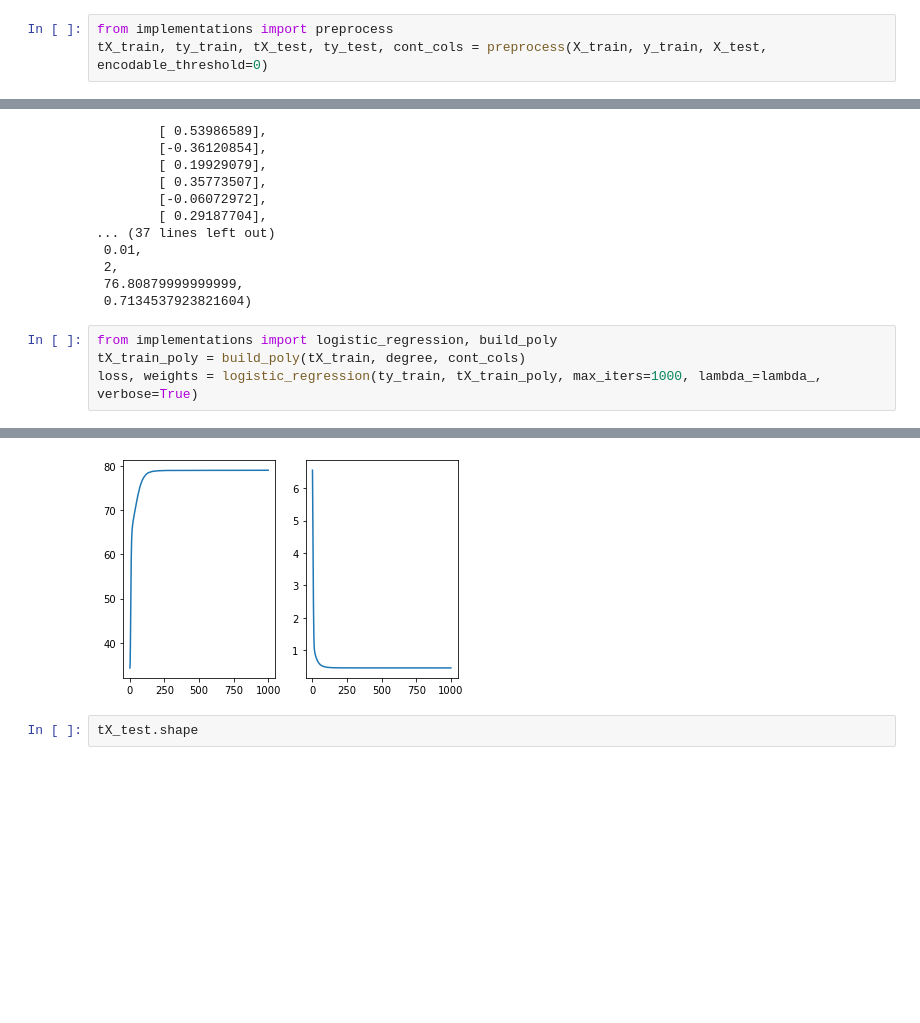
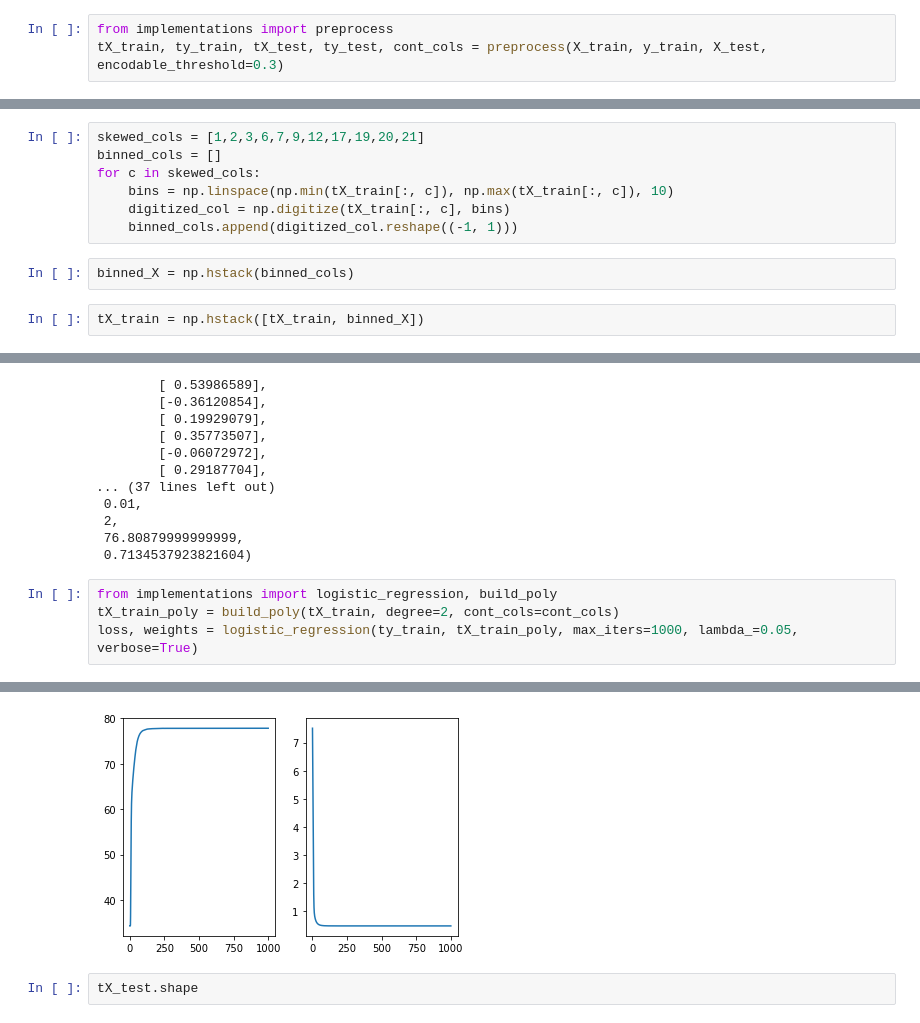
Before and after one commit to mismayil/higgs-boson, a Jupyter notebook: project1_test.ipynb, the cells around one changed output, grey strips where cells are left out. Saved outputs shown, nothing was run; the diff lists cells and outputs as text; blank space fills up the shorter version.

```diff
--- a/project1_test.ipynb
+++ b/project1_test.ipynb
@@ -17,4 +66,4 @@ DATA_TEST_PATH = 'data/test.csv' # TODO: download train data and supply path her
 _, X_test, ids_test = load_csv_data(DATA_TEST_PATH)
 # %%
 from implementations import preprocess
-tX_train, ty_train, tX_test, ty_test, cont_cols = preprocess(X_train, y_train, X_test, encodable_threshold=0)
+tX_train, ty_train, tX_test, ty_test, cont_cols = preprocess(X_train, y_train, X_test, encodable_threshold=0.3)
@@ -24,0 +102,11 @@ tX_train.shape, tX_test.shape
+# %%
+skewed_cols = [1,2,3,6,7,9,12,17,19,20,21]
+binned_cols = []
+for c in skewed_cols:
+    bins = np.linspace(np.min(tX_train[:, c]), np.max(tX_train[:, c]), 10)
+    digitized_col = np.digitize(tX_train[:, c], bins)
+    binned_cols.append(digitized_col.reshape((-1, 1)))
+# %%
+binned_X = np.hstack(binned_cols)
+# %%
+tX_train = np.hstack([tX_train, binned_X])
@@ -65,7 +157,7 @@ weights, loss, lambda_, degree, accuracy, f1
  0.7134537923821604)
 # %%
 from implementations import logistic_regression, build_poly
-tX_train_poly = build_poly(tX_train, degree, cont_cols)
-loss, weights = logistic_regression(ty_train, tX_train_poly, max_iters=1000, lambda_=lambda_, verbose=True)
+tX_train_poly = build_poly(tX_train, degree=2, cont_cols=cont_cols)
+loss, weights = logistic_regression(ty_train, tX_train_poly, max_iters=1000, lambda_=0.05, verbose=True)
 # %% [output]
 Iteration 0/1000
@@ -88,4 +180,4 @@ Best Accuracy : 79.0736% reached at epoch 998
-[figure, old version]
+[figure, new version]
 # %%
 tX_test.shape
 # %% [output]
```
Also changed, not shown: parts of 16 cells of this notebook, 2 other files.
